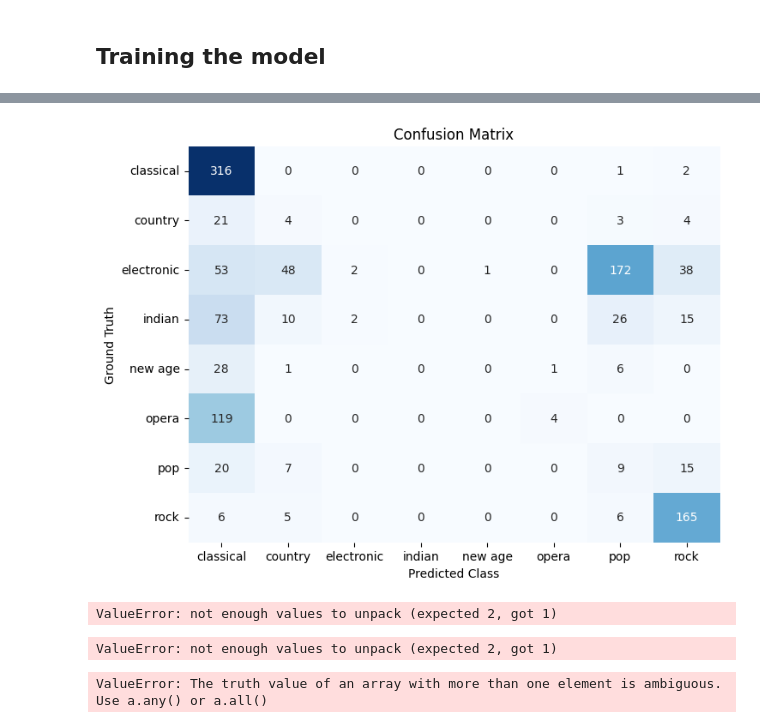
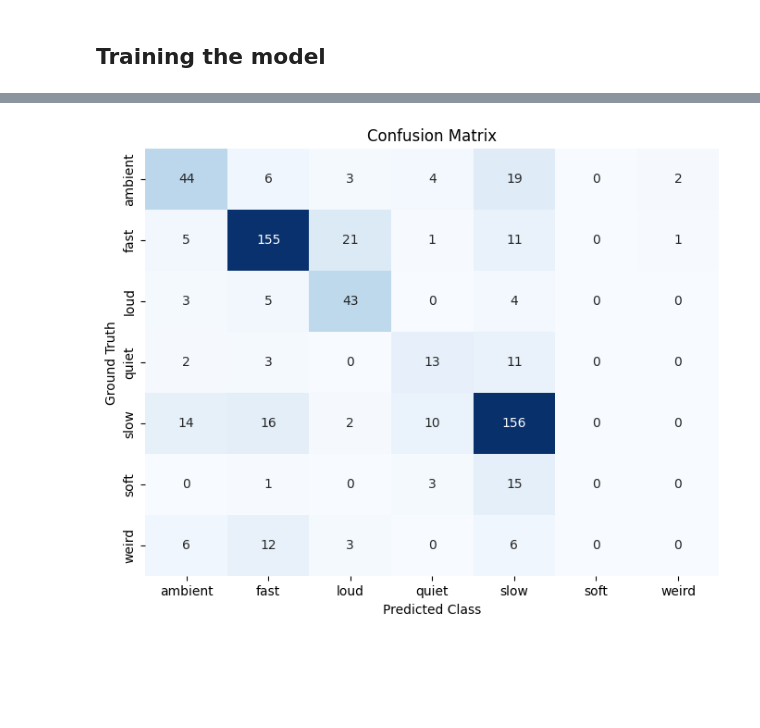
Before and after one commit to menduv/Thesis, a Jupyter notebook: experiments/CNN_magni_w_latentregularisation_mood.ipynb, the cells around one changed output, grey strips where cells are left out. Saved outputs shown, nothing was run; the diff lists cells and outputs as text; code cells hidden in the pictures; blank space fills up the shorter version.

```diff
--- a/experiments/CNN_magni_w_latentregularisation_mood.ipynb
+++ b/experiments/CNN_magni_w_latentregularisation_mood.ipynb
@@ -33,6 +31,3 @@ To enable the following instructions: AVX2 AVX512F AVX512_VNNI FMA, in other ope
 # %%
 #df for 64 embeddings
-# df = pd.read_pickle('/home/mendu/Thesis/data/magnatagatune/saved_df_data/df_w_embeddings.pkl')
-
-#df for 128 embeddings
-df = pd.read_pickle('/home/mendu/Thesis/data/magnatagatune/saved_df_data/df_w_128embeddings.pkl')
+df = pd.read_pickle('/home/mendu/Thesis/data/magnatagatune/saved_df_data/df_w_mood_embeddings.pkl')
@@ -72,0 +79,16 @@ data = np.load('/home/mendu/Thesis/data/magnatagatune/saved_df_data/data_array.n
+# %%
+data = []
+i = 0
+
+for filename in audio_names_list: #iterates over the filtered_df audio names
+  filename_npy = str(filename[:-4]) + '.npy'
+  file_path = os.path.join(folder_path_mel, filename_npy) #creates a folder path for the mel_specs
+  img = np.load(file_path)
+  data.append(add_gauss_noise(img))
+
+  # To ensure that the files are getting loaded in the correct order
+  if i < 10 :
+    print(filename)
+  i = i+1
+
+data = np.array(data)
@@ -276,5 +327,6 @@ model.compile(optimizer='adam', loss='categorical_crossentropy', metrics=['accur
 # %%
-early_stopper = EarlyStopping(monitor='val_loss', patience=5, verbose=1, restore_best_weights=True)
+early_stopper = EarlyStopping(monitor='val_loss', patience=10, verbose=1, restore_best_weights=True)
+rlronp = ReduceLROnPlateau(monitor="val_loss", factor=0.5, patience=7, verbose=1)
 
 history = model.fit(
     (X_train_spec, X_train_embed_tensor),
@@ -282,7 +334,7 @@ history = model.fit(
     epochs=100,
     batch_size=32,
     validation_data=((X_val_spec, X_val_embed_tensor), y_val),
-    callbacks = [early_stopper]
+    callbacks = [early_stopper, rlronp]
 )
 # %% [output]
 Epoch 1/100
@@ -329,7 +395,4 @@ plt.show()
 # %%
-from sklearn.metrics import confusion_matrix
-import seaborn as sns
-
 # Get predictions
 predictions = model.predict((X_val_spec, X_val_embed_tensor))
 predicted_labels = np.argmax(predictions[0], axis=1)  # Converting probabilities to class labels
@@ -340,8 +403,7 @@ predicted_labels = np.reshape(predicted_labels, (-1,))
 ground_truth = np.reshape(ground_truth, (-1,))
 
 # Define class labels
-class_labels = ['classical', 'country', 'electronic', 'indian',
-                'new age', 'opera', 'pop', 'rock']
+class_labels = pd.get_dummies(df['tags']).columns.tolist()
 
 predicted_labels = [class_labels[i] for i in predicted_labels]
 ground_truth = [class_labels[i] for i in ground_truth]
@@ -369,37 +431 @@ plt.show()
-[figure, old version]
+[figure, new version]
-# %%
-# Correctly structure the evaluation data
-val_data = ((X_val_spec, X_val_embed_tensor), y_val)
-train_data = ((X_train_spec, X_train_embed_tensor), y_train)
-
-# Evaluate on the validation data
-val_loss, val_accuracy = model.evaluate(val_data)
-print(f'Validation Loss: {val_loss}, Validation Accuracy: {val_accuracy}')
-
-# Evaluate on the training data
-train_loss, train_accuracy = model.evaluate(train_data)
-print(f'Training Loss: {train_loss}, Training Accuracy: {train_accuracy}')
-# %% [output]
-ValueError: not enough values to unpack (expected 2, got 1)
-# %%
-# Correctly structure the evaluation data
-val_data = ((X_val_spec, X_val_embed_tensor), y_val)
-train_data = ((X_train_spec, X_train_embed_tensor), y_train)
-
-# Evaluate on the validation data
-val_loss, val_accuracy = model.evaluate(val_data)
-print(f'Validation Loss: {val_loss}, Validation Accuracy: {val_accuracy}')
-
-# Evaluate on the training data
-train_loss, train_accuracy = model.evaluate(train_data)
-print(f'Training Loss: {train_loss}, Training Accuracy: {train_accuracy}')
-# %% [output]
-ValueError: not enough values to unpack (expected 2, got 1)
-# %%
-# last val loss and val acc
-val_loss, val_accuracy = model.evaluate(X_val_spec, X_val_embed_tensor, y_val)
-train_loss, train_accuracy = model.evaluate((X_train_spec, X_train_embed_tensor), y_train)
-print(f'Validation Loss: {val_loss}, Validation Accuracy: {val_accuracy}')
-print(f'Training Loss: {train_loss}, Training Accuracy: {train_accuracy}')
-# %% [output]
-ValueError: The truth value of an array with more than one element is ambiguous. Use a.any() or a.all()
```
Also changed, not shown: parts of 19 cells of this notebook, 8 other files.
